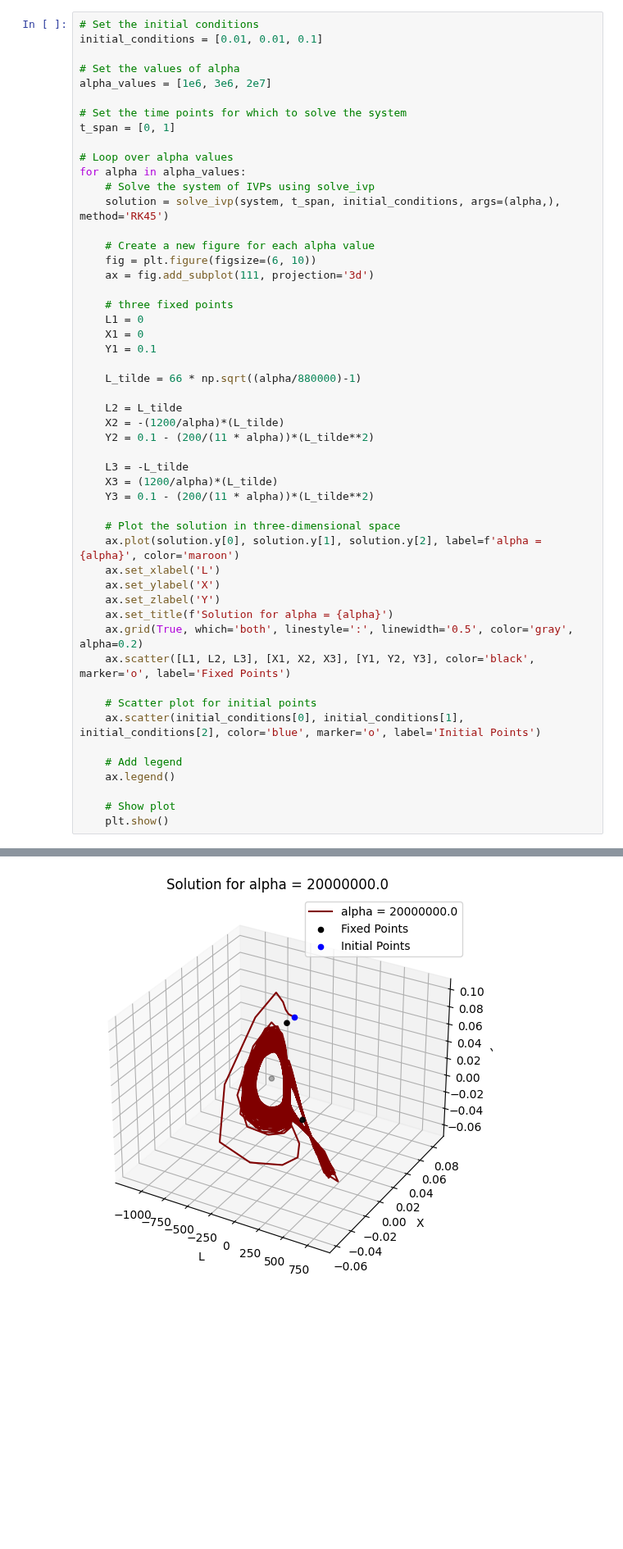
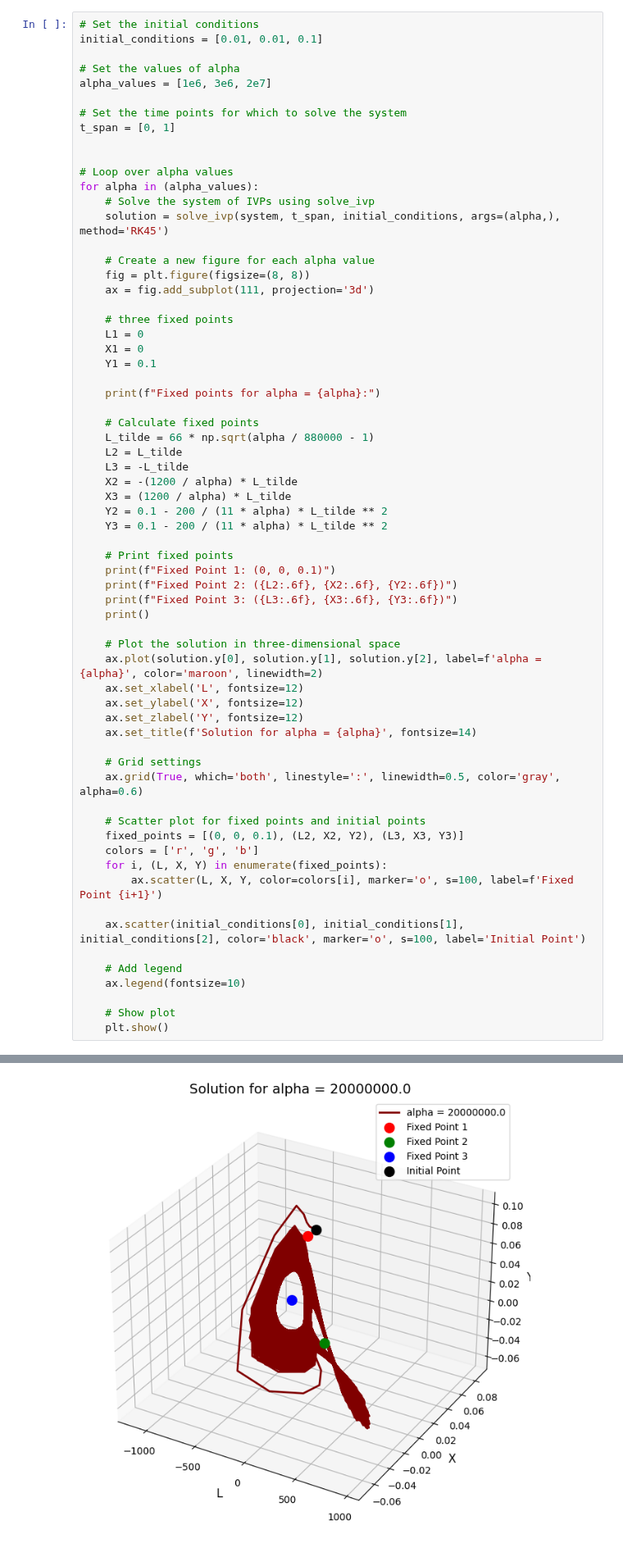
Before and after one commit to Mani0237/Prelims, a Jupyter notebook: prelim2024/Q3-200973108/Q3.ipynb, the cells around one changed output, grey strips where cells are left out. Shown at 82% size. Drawn from its saved outputs; the diff is of its cells as text; blank space fills up the shorter version.

```diff
--- a/prelim2024/Q3-200973108/Q3.ipynb
+++ b/prelim2024/Q3-200973108/Q3.ipynb
@@ -62,13 +66,14 @@ alpha_values = [1e6, 3e6, 2e7]
 # Set the time points for which to solve the system
 t_span = [0, 1]
 
+
 # Loop over alpha values
-for alpha in alpha_values:
+for alpha in (alpha_values):
     # Solve the system of IVPs using solve_ivp
     solution = solve_ivp(system, t_span, initial_conditions, args=(alpha,), method='RK45')
 
     # Create a new figure for each alpha value
-    fig = plt.figure(figsize=(6, 10))
+    fig = plt.figure(figsize=(8, 8))
     ax = fig.add_subplot(111, projection='3d')
 
     # three fixed points
@@ -76,30 +81,43 @@ for alpha in alpha_values:
     X1 = 0
     Y1 = 0.1
 
-    L_tilde = 66 * np.sqrt((alpha/880000)-1)
+    print(f"Fixed points for alpha = {alpha}:")
 
+    # Calculate fixed points
+    L_tilde = 66 * np.sqrt(alpha / 880000 - 1)
     L2 = L_tilde
-    X2 = -(1200/alpha)*(L_tilde)
-    Y2 = 0.1 - (200/(11 * alpha))*(L_tilde**2)
+    L3 = -L_tilde
+    X2 = -(1200 / alpha) * L_tilde
+    X3 = (1200 / alpha) * L_tilde
+    Y2 = 0.1 - 200 / (11 * alpha) * L_tilde ** 2
+    Y3 = 0.1 - 200 / (11 * alpha) * L_tilde ** 2
 
-    L3 = -L_tilde
-    X3 = (1200/alpha)*(L_tilde)
-    Y3 = 0.1 - (200/(11 * alpha))*(L_tilde**2)
+    # Print fixed points
+    print(f"Fixed Point 1: (0, 0, 0.1)")
+    print(f"Fixed Point 2: ({L2:.6f}, {X2:.6f}, {Y2:.6f})")
+    print(f"Fixed Point 3: ({L3:.6f}, {X3:.6f}, {Y3:.6f})")
+    print()
 
     # Plot the solution in three-dimensional space
-    ax.plot(solution.y[0], solution.y[1], solution.y[2], label=f'alpha = {alpha}', color='maroon')
-    ax.set_xlabel('L')
-    ax.set_ylabel('X')
-    ax.set_zlabel('Y')
-    ax.set_title(f'Solution for alpha = {alpha}')
-    ax.grid(True, which='both', linestyle=':', linewidth='0.5', color='gray', alpha=0.2)
-    ax.scatter([L1, L2, L3], [X1, X2, X3], [Y1, Y2, Y3], color='black', marker='o', label='Fixed Points')
+    ax.plot(solution.y[0], solution.y[1], solution.y[2], label=f'alpha = {alpha}', color='maroon', linewidth=2)
+    ax.set_xlabel('L', fontsize=12)
+    ax.set_ylabel('X', fontsize=12)
+    ax.set_zlabel('Y', fontsize=12)
+    ax.set_title(f'Solution for alpha = {alpha}', fontsize=14)
 
-    # Scatter plot for initial points
-    ax.scatter(initial_conditions[0], initial_conditions[1], initial_conditions[2], color='blue', marker='o', label='Initial Points')
+    # Grid settings
+    ax.grid(True, which='both', linestyle=':', linewidth=0.5, color='gray', alpha=0.6)
+
+    # Scatter plot for fixed points and initial points
+    fixed_points = [(0, 0, 0.1), (L2, X2, Y2), (L3, X3, Y3)]
+    colors = ['r', 'g', 'b']
+    for i, (L, X, Y) in enumerate(fixed_points):
+        ax.scatter(L, X, Y, color=colors[i], marker='o', s=100, label=f'Fixed Point {i+1}')
+
+    ax.scatter(initial_conditions[0], initial_conditions[1], initial_conditions[2], color='black', marker='o', s=100, label='Initial Point')
 
     # Add legend
-    ax.legend()
+    ax.legend(fontsize=10)
 
     # Show plot
     plt.show()
@@ -109,2 +139,2 @@ for alpha in alpha_values:
-[figure, old version]
+[figure, new version]
 # %% [markdown]
```
Also changed, not shown: parts of 7 cells of this notebook, 3 other files.
